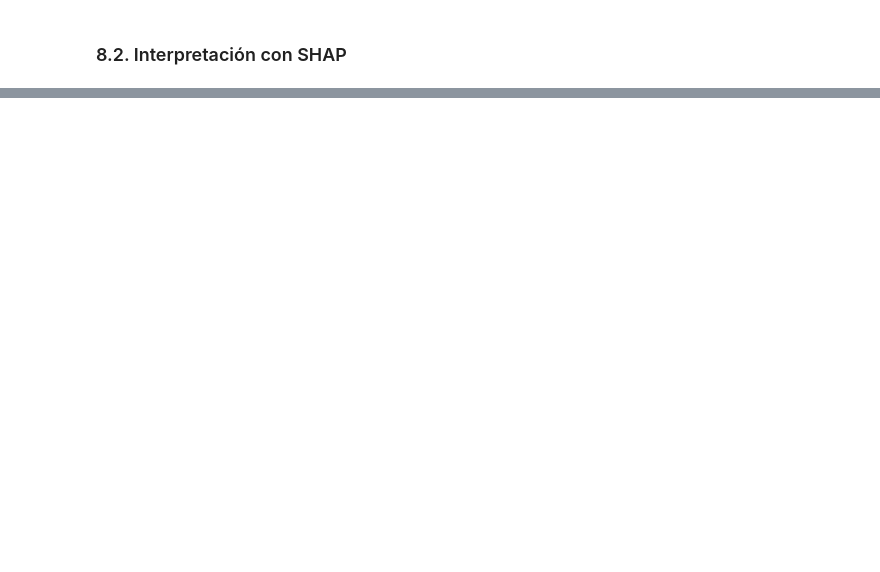
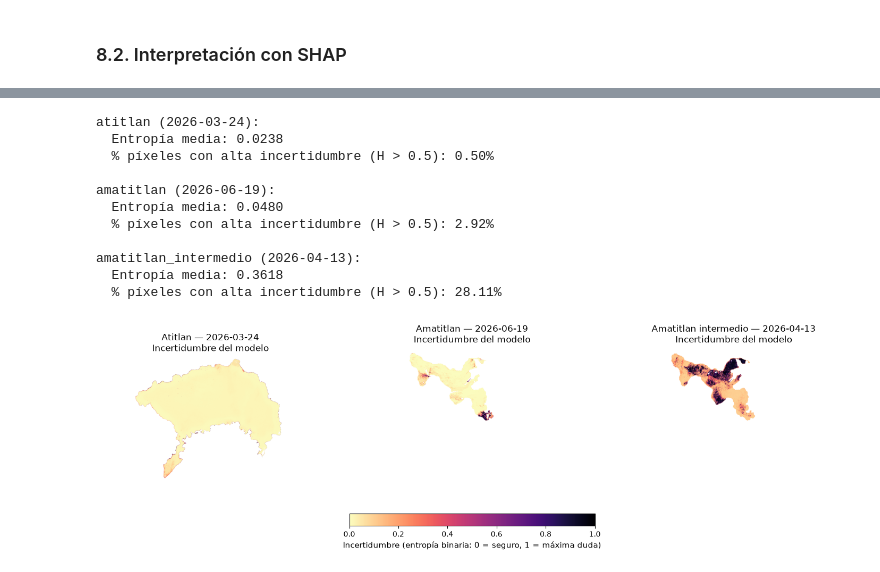
Before and after one commit to Albu231311/Lab4-DS, a Jupyter notebook: Laboratorio4Parte2.ipynb, the cells around one changed output, grey strips where cells are left out. Drawn from its saved outputs; the diff is of its cells as text; code cells hidden in the pictures; blank space fills up the shorter version.

```diff
--- a/Laboratorio4Parte2.ipynb
+++ b/Laboratorio4Parte2.ipynb
@@ -934,0 +1140,46 @@ plt.tight_layout(); plt.savefig("shap_summary.png", dpi=150); plt.show()
+# %%
+# 9.7: Mapa de incertidumbre (entropía binaria) sobre el raster completo
+eps_ent = 1e-10
+
+fig, axs = plt.subplots(1, 3, figsize=(18, 6))
+
+for ax, key in zip(axs, ["atitlan", "amatitlan", "amatitlan_intermedio"]):
+    lago = key; fecha = fechas_mapa[key]
+    r = resultados_mapa[key]
+    mapa_proba = r["mapa_proba"].copy()
+
+    # Entropía binaria: H = -(p·log₂p + (1-p)·log₂(1-p))
+    p = np.clip(mapa_proba, eps_ent, 1 - eps_ent)
+    mapa_entropia = np.full(r["forma"], np.nan)
+    valid = ~np.isnan(mapa_proba)
+    mapa_entropia[valid] = -(p[valid] * np.log2(p[valid]) + (1 - p[valid]) * np.log2(1 - p[valid]))
+
+    im = ax.imshow(mapa_entropia, cmap="magma_r", vmin=0, vmax=1)
+    titulo = key.replace("_", " ").capitalize()
+    ax.set_title(f"{titulo} — {fecha}\nIncertidumbre del modelo")
+    ax.axis("off")
+
+    # Estadísticas de incertidumbre
+    ent_vals = mapa_entropia[valid]
+    print(f"\n{key} ({fecha}):")
+    print(f"  Entropía media: {np.nanmean(ent_vals):.4f}")
+    print(f"  % píxeles con alta incertidumbre (H > 0.5): {(ent_vals > 0.5).mean()*100:.2f}%")
+
+cbar = fig.colorbar(im, ax=axs, orientation="horizontal", fraction=0.05, pad=0.08)
+cbar.set_label("Incertidumbre (entropía binaria: 0 = seguro, 1 = máxima duda)", fontsize=11)
+
+plt.savefig("mapa_incertidumbre.png", dpi=150, bbox_inches="tight")
+plt.show()
+# %% [output]
+atitlan (2026-03-24):
+  Entropía media: 0.0238
+  % píxeles con alta incertidumbre (H > 0.5): 0.50%
+
+amatitlan (2026-06-19):
+  Entropía media: 0.0480
+  % píxeles con alta incertidumbre (H > 0.5): 2.92%
+
+amatitlan_intermedio (2026-04-13):
+  Entropía media: 0.3618
+  % píxeles con alta incertidumbre (H > 0.5): 28.11%
+[figure, added]
```
Also changed, not shown: parts of 18 cells of this notebook, 4 other files.
